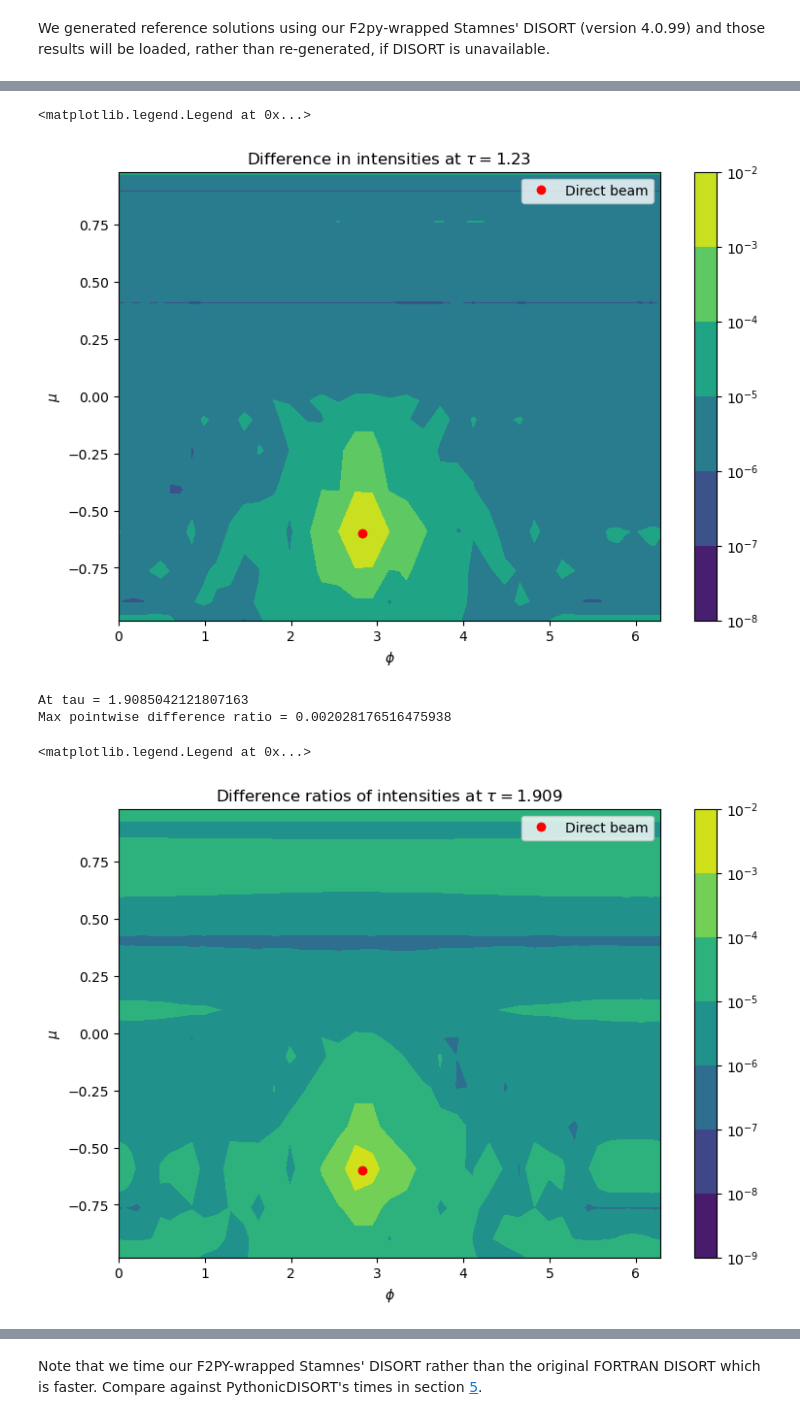
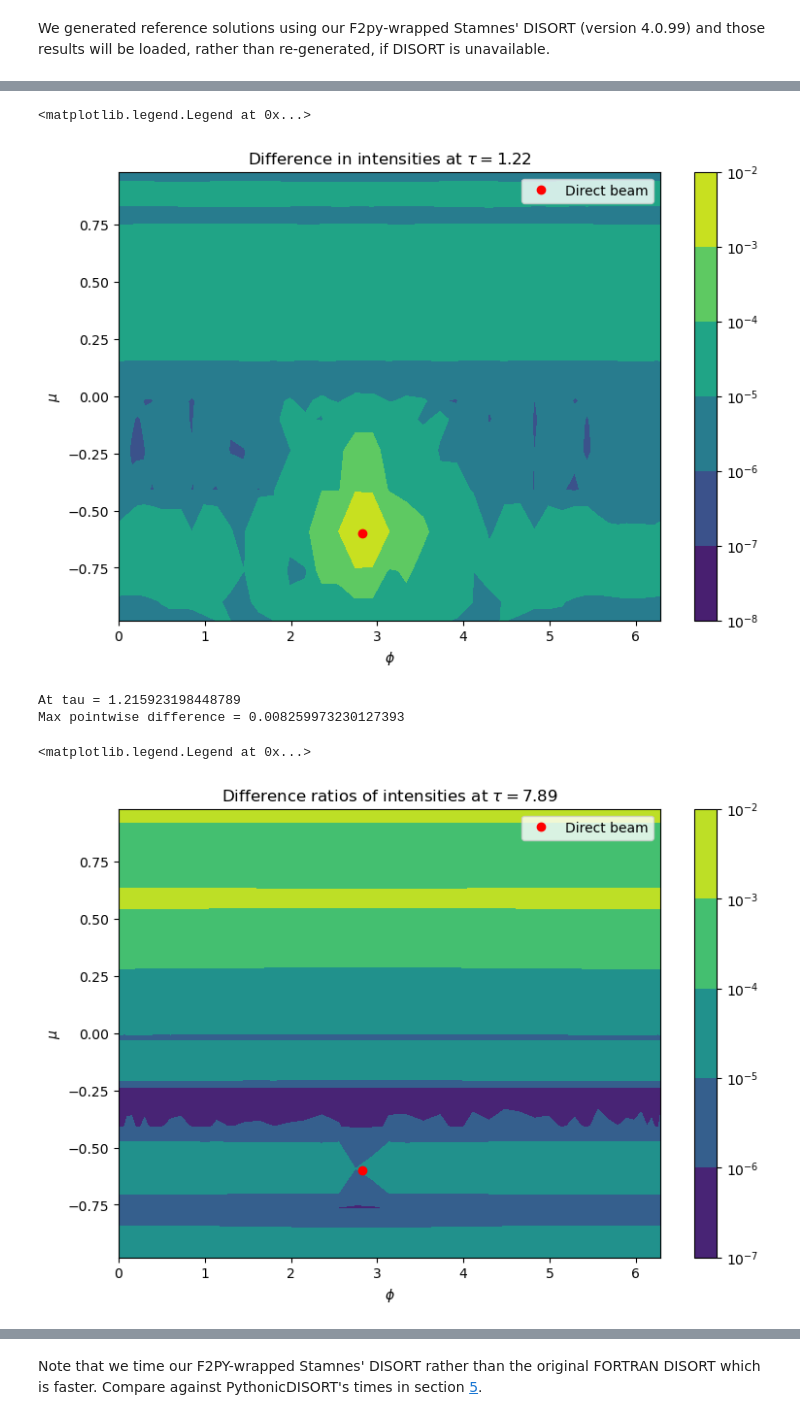
Before and after one commit to LDEO-CREW/Pythonic-DISORT, a Jupyter notebook: docs/Pythonic-DISORT.ipynb, the cells around one changed output, grey strips where cells are left out. Cells and saved outputs as stored; diff of their text form; code cells hidden in the pictures.

```diff
--- a/docs/Pythonic-DISORT.ipynb
+++ b/docs/Pythonic-DISORT.ipynb
@@ -2506,11 +2480,11 @@ nstr = NQuad
 numu = NQuad
 nphi = Nphi
 ntau = Ntau
-usrang = True
+usrang = False
 usrtau = True
 ibcnd = 0
 onlyfl = False
-prnt = np.array([False, False, False, False, False])  # Prints to CMD instead of this notebook
+prnt = np.array([False, False, False, False, False])  # Prints to cmd instead of this notebook
 plank = False
 lamber = True
 deltamplus = False
@@ -2557,7 +2531,7 @@ if disort_is_installed:
                             temis, earth_radius, h_lyr, rhoq, rhou, rho_accurate, bemst, emust, accur, header, rfldir,
                             rfldn, flup, dfdt, uavg, uu, albmed, trnmed)
 else:
-    results = np.load("section6_testresults.npz")
+    results = np.load("section6_testresults1.npz")
     # Load saved results from Stamnes' DISORT
     uu = results["uu"]
     flup = results["flup"]
@@ -2673,30 +2639,30 @@ plt.plot(phi0, -mu0, "o", color="red", label="Direct beam")
 plt.xlabel(r"$\phi$")
 plt.ylabel(r"$\mu$")
 plt.colorbar(_contourf)
-plt.title(r"Difference in intensities at $\tau =$" + str(np.around(diff_tau_pt, 3)))
+plt.title(r"Difference in intensities at $\tau =$" + str(np.around(diff_tau_pt, 2)))
 plt.legend()
 # %% [output]
 <matplotlib.legend.Legend at 0x...>
-[figure, old version]
+[figure, new version]
-# %%
-print("At tau = " + str(ratio_tau_pt))
-print("Max pointwise difference ratio =", np.max(diff_ratio[:, max_ratio_tau_index, :]))
-# %% [output]
-At tau = 1.9085042121807163
-Max pointwise difference ratio = 0.002028176516475938
+# %%
+print("At tau = " + str(diff_tau_pt))
+print("Max pointwise difference =", np.max(diff[:, max_diff_tau_index, :]))
+# %% [output]
+At tau = 1.215923198448789
+Max pointwise difference = 0.008259973230127393
 # %%
 plot = diff_ratio[:, max_ratio_tau_index, :]
 
 fig = plt.figure(figsize=(9, 6))
 _contourf = plt.contourf(MU_ARR, PHI_ARR, plot, norm=mpl.colors.LogNorm())
 plt.plot(phi0, -mu0, "o", color="red", label="Direct beam")
 plt.xlabel(r"$\phi$")
 plt.ylabel(r"$\mu$")
 plt.colorbar(_contourf)
 plt.title(
-    r"Difference ratios of intensities at $\tau =$" + str(np.around(ratio_tau_pt, 3))
+    r"Difference ratios of intensities at $\tau =$" + str(np.around(ratio_tau_pt, 2))
 )
 plt.legend()
 # %% [output]
 <matplotlib.legend.Legend at 0x...>
-[figure, old version]
+[figure, new version]
```
Also changed, not shown: parts of 47 cells of this notebook, 10 other files.
